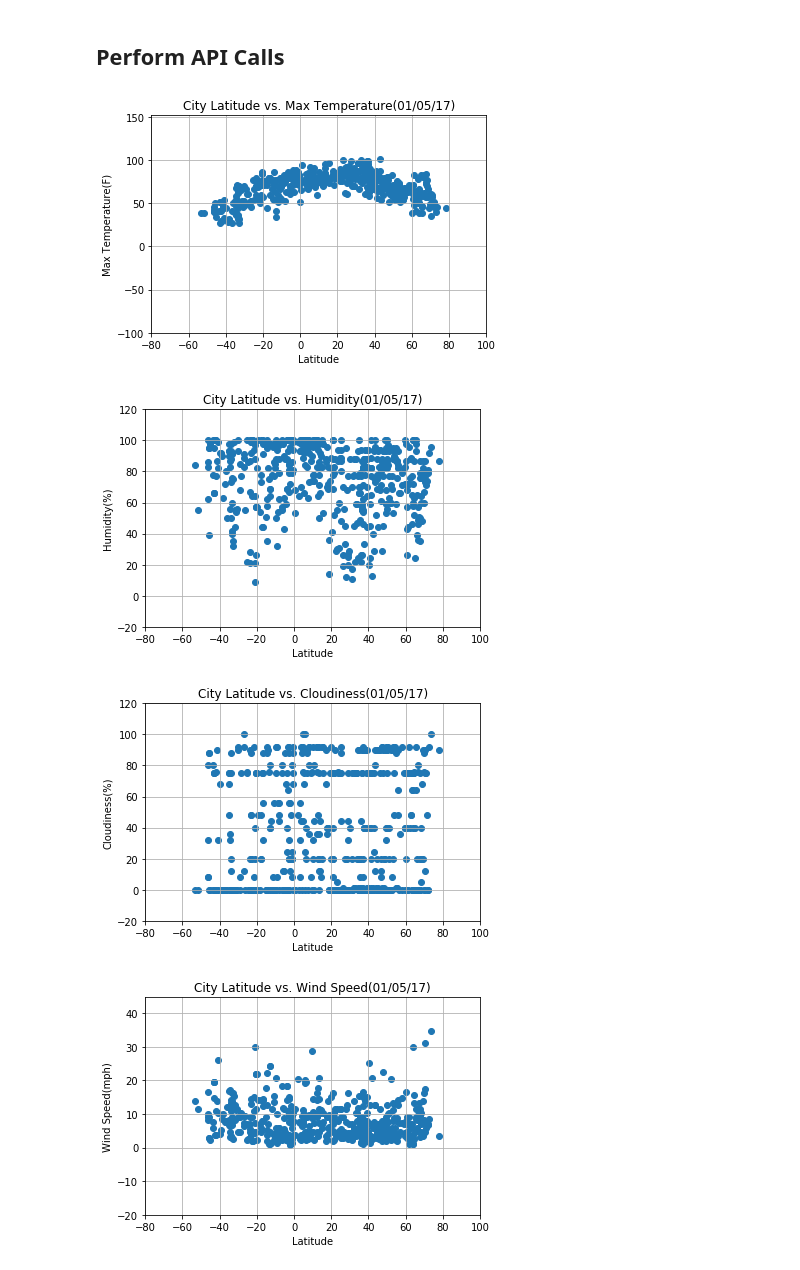
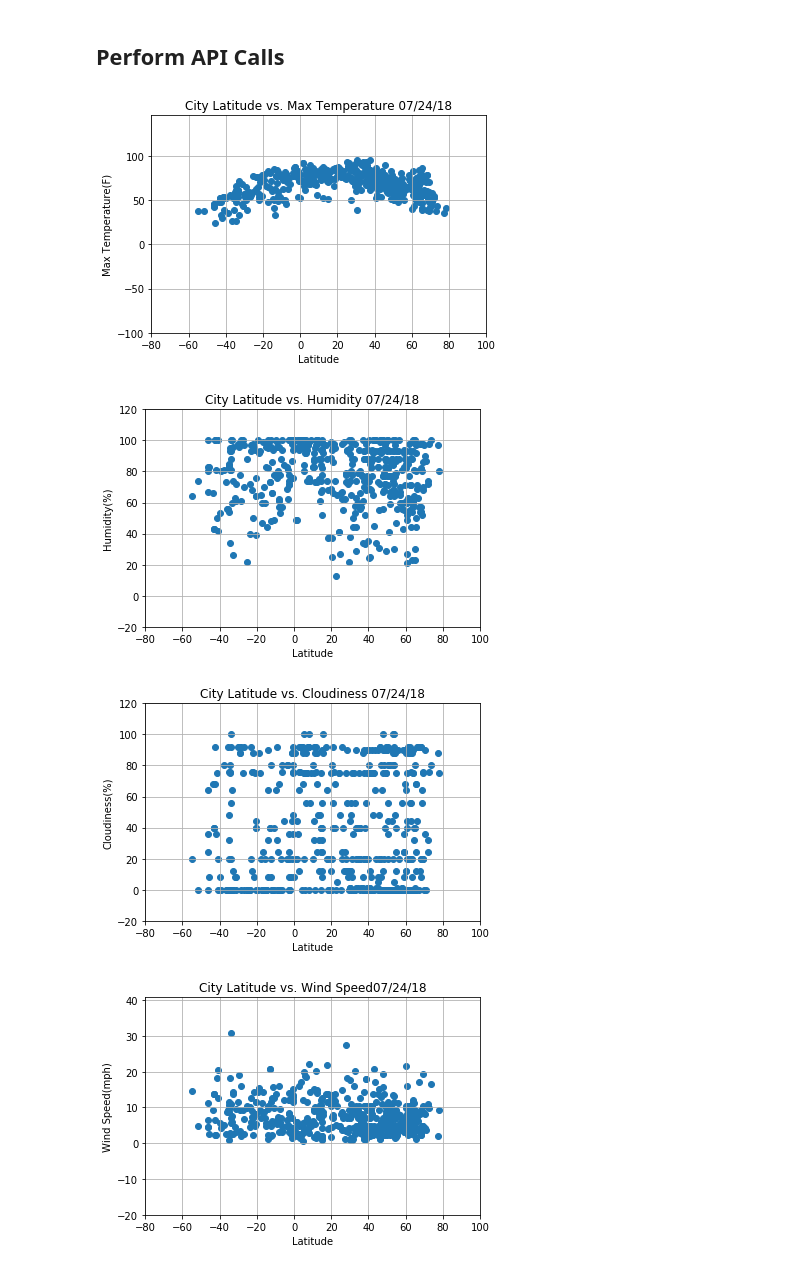
Before and after one commit to ppreeta/submithomework, a Jupyter notebook: PythonAPI/WeatherPy.ipynb, the cells around one changed output. Drawn from its saved outputs; the diff is of its cells as text; code cells hidden in the pictures.

```diff
--- a/PythonAPI/WeatherPy.ipynb
+++ b/PythonAPI/WeatherPy.ipynb
@@ -131,8 +135,10 @@ plt.scatter(selected_cities_df['Lat'],selected_cities_df['Max Temp'])
 plt.xlim(-80, len(selected_cities_df['Lat'])-400)
 plt.ylim(-100, max(selected_cities_df['Max Temp'])+50)
 
+today_date = datetime.datetime.now().strftime('%D')
+
 #Display labels in graph
-plt.title("City Latitude vs. Max Temperature(01/05/17)")
+plt.title(f"City Latitude vs. Max Temperature {today_date}")
 plt.xlabel("Latitude")
 plt.ylabel("Max Temperature(F)")
 plt.grid()
@@ -140,7 +146,7 @@ plt.grid()
 # Save Figure
 plt.savefig("../Images/LatitudevsTemp.png")
 # %% [output]
-[figure, old version]
+[figure, new version]
 # %%
 #Latitude Vs Humidity Plot
 
@@ -149,7 +155,7 @@ plt.xlim(-80, len(selected_cities_df['Lat'])-400)
 plt.ylim(-20, max(selected_cities_df['Humidity'])+20)
 
 #Display labels in graph
-plt.title("City Latitude vs. Humidity(01/05/17)")
+plt.title(f"City Latitude vs. Humidity {today_date}")
 plt.xlabel("Latitude")
 plt.ylabel("Humidity(%)")
 plt.grid()
@@ -157,7 +163,7 @@ plt.grid()
 # Save Figure
 plt.savefig("../Images/LatitudevsHumidity.png")
 # %% [output]
-[figure, old version]
+[figure, new version]
 # %%
 #Latitude Vs Cloudiness Plot
 
@@ -166,7 +172,7 @@ plt.xlim(-80, len(selected_cities_df['Lat'])-400)
 plt.ylim(-20, max(selected_cities_df['Cloudiness'])+20)
 
 #Display labels in graph
-plt.title("City Latitude vs. Cloudiness(01/05/17)")
+plt.title(f"City Latitude vs. Cloudiness {today_date}")
 plt.xlabel("Latitude")
 plt.ylabel("Cloudiness(%)")
 plt.grid()
@@ -174,21 +180,21 @@ plt.grid()
 # Save Figure
 plt.savefig("../Images/LatitudevsCloudiness.png")
 # %% [output]
-[figure, old version]
+[figure, new version]
 # %%
 #Latitude Vs WindSpeed Plot
 
 plt.scatter(selected_cities_df['Lat'],selected_cities_df['Wind Speed'])
 plt.xlim(-80, len(selected_cities_df['Lat'])-400)
 plt.ylim(-20, max(selected_cities_df['Wind Speed'])+10)
 
 #Display labels in graph
-plt.title("City Latitude vs. Wind Speed(01/05/17)")
+plt.title(f"City Latitude vs. Wind Speed{today_date}")
 plt.xlabel("Latitude")
 plt.ylabel("Wind Speed(mph)")
 plt.grid()
 
 # Save Figure
 plt.savefig("../Images/LatitudevsWindSpeed.png")
 # %% [output]
-[figure, old version]
+[figure, new version]
```
Also changed, not shown: parts of 2 cells of this notebook.
